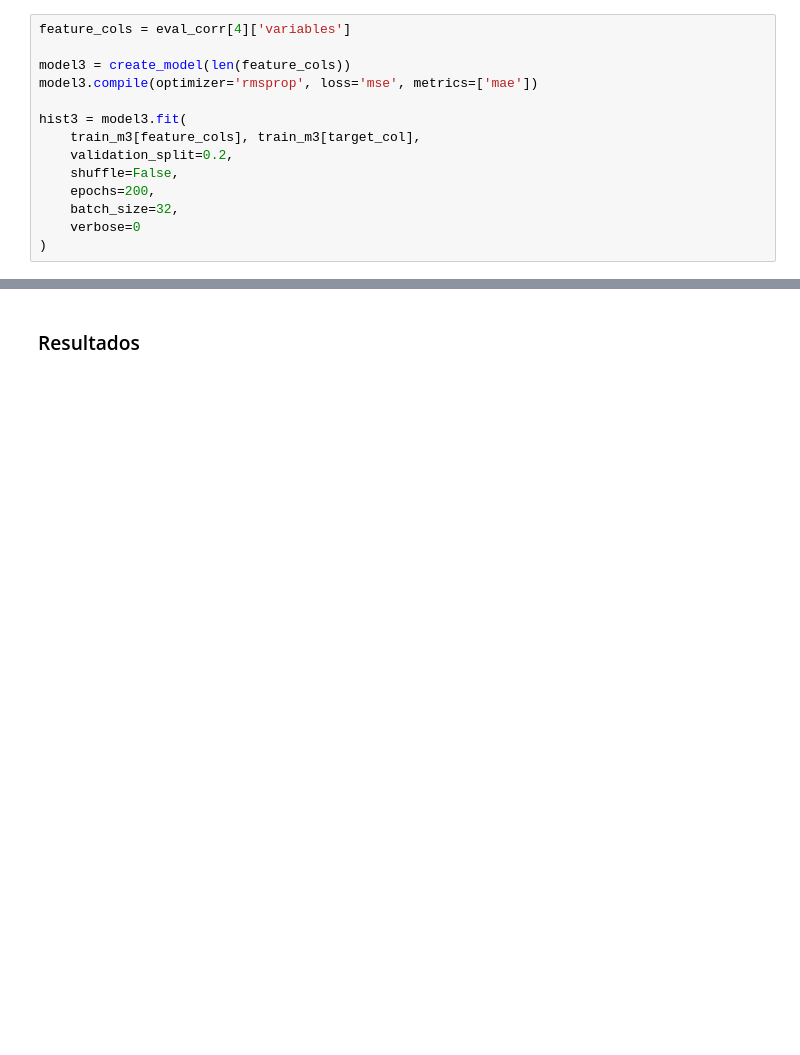
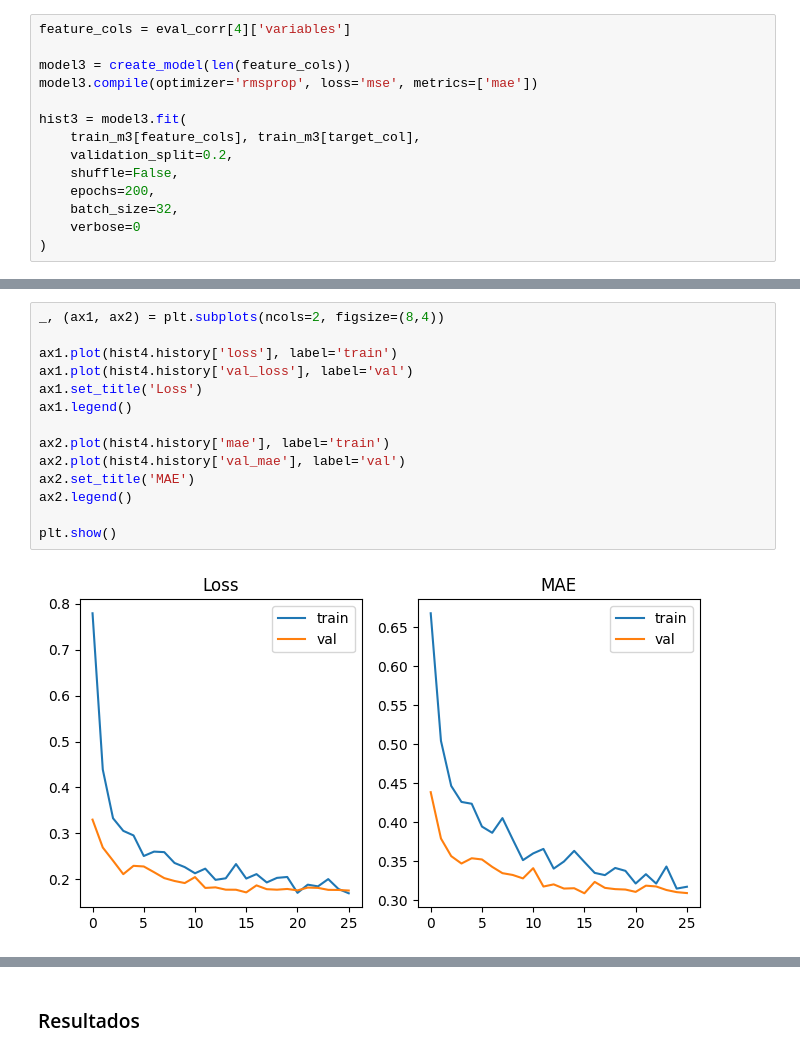
Before and after one commit to xagallegos/ProyectoConjunto_XGallegos_SDDue-as, a Jupyter notebook: Tarea4.ipynb, the cells around one changed output, grey strips where cells are left out. Cells and saved outputs as stored; diff of their text form; blank space fills up the shorter version.

```diff
--- a/Tarea4.ipynb
+++ b/Tarea4.ipynb
@@ -645,0 +670,16 @@ plt.show()
+# %%
+_, (ax1, ax2) = plt.subplots(ncols=2, figsize=(8,4))
+
+ax1.plot(hist4.history['loss'], label='train')
+ax1.plot(hist4.history['val_loss'], label='val')
+ax1.set_title('Loss')
+ax1.legend()
+
+ax2.plot(hist4.history['mae'], label='train')
+ax2.plot(hist4.history['val_mae'], label='val')
+ax2.set_title('MAE')
+ax2.legend()
+
+plt.show()
+# %% [output]
+[figure, added]
```
Also changed, not shown: parts of 21 cells of this notebook.
